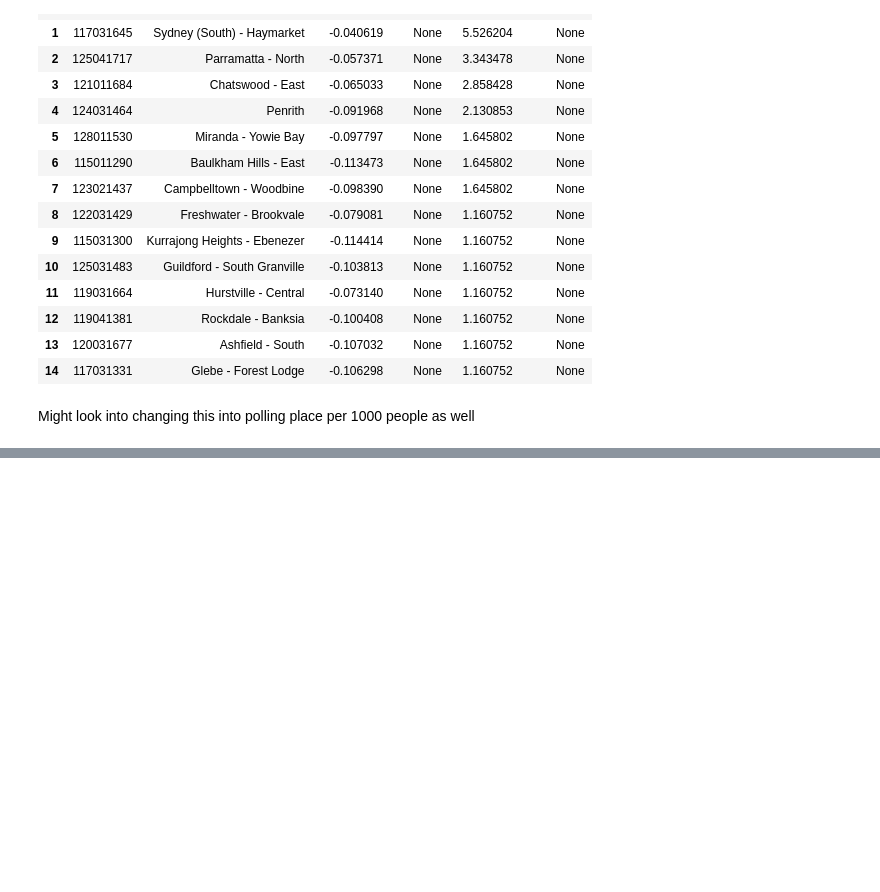
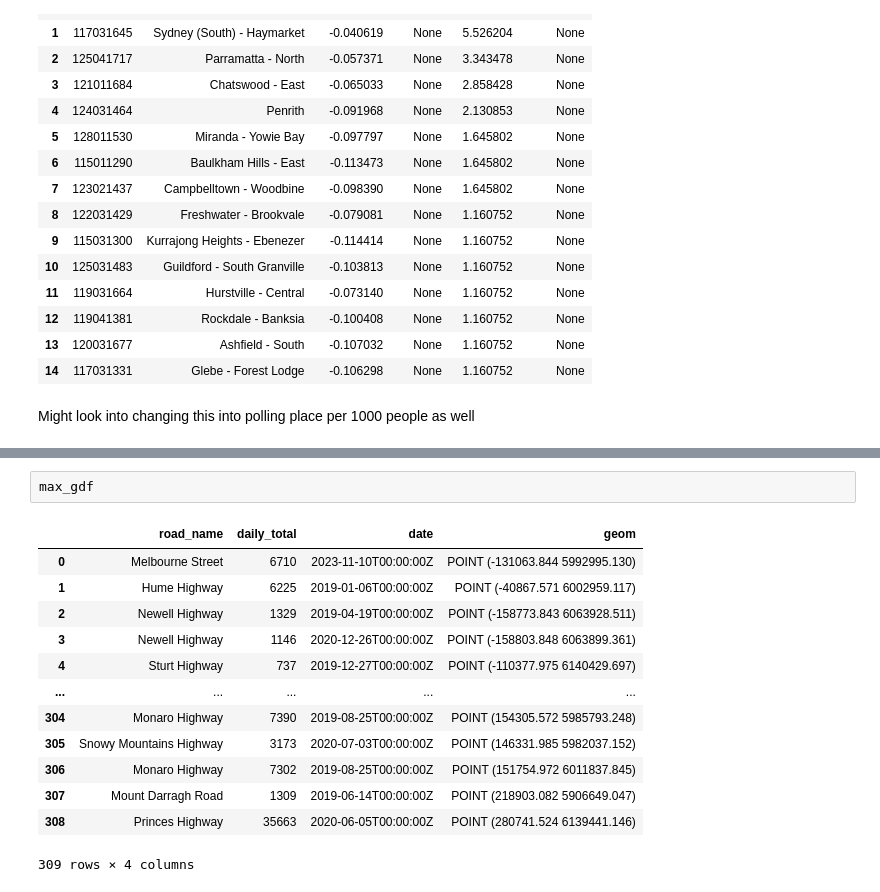
Before and after one commit to infernocadet/greater-sydney-analysis, a Jupyter notebook: Greater Sydney Analysis.ipynb, the cells around one changed output, grey strips where cells are left out. Saved outputs shown, nothing was run; the diff lists cells and outputs as text; blank space fills up the shorter version.

```diff
--- a/Greater Sydney Analysis.ipynb
+++ b/Greater Sydney Analysis.ipynb
@@ -2615,0 +2537,16 @@ road_lines_gdf.reset_index(inplace=True)
+# %%
+max_gdf
+# %% [output]
+|  | road_name | daily_total | date | geom |
+| 0 | Melbourne Street | 6710 | 2023-11-10T00:00:00Z | POINT (-131063.844 5992995.130) |
+| 1 | Hume Highway | 6225 | 2019-01-06T00:00:00Z | POINT (-40867.571 6002959.117) |
+| 2 | Newell Highway | 1329 | 2019-04-19T00:00:00Z | POINT (-158773.843 6063928.511) |
+| 3 | Newell Highway | 1146 | 2020-12-26T00:00:00Z | POINT (-158803.848 6063899.361) |
+| 4 | Sturt Highway | 737 | 2019-12-27T00:00:00Z | POINT (-110377.975 6140429.697) |
+| ... | ... | ... | ... | ... |
+| 304 | Monaro Highway | 7390 | 2019-08-25T00:00:00Z | POINT (154305.572 5985793.248) |
+| 305 | Snowy Mountains Highway | 3173 | 2020-07-03T00:00:00Z | POINT (146331.985 5982037.152) |
+| 306 | Monaro Highway | 7302 | 2019-08-25T00:00:00Z | POINT (151754.972 6011837.845) |
+| 307 | Mount Darragh Road | 1309 | 2019-06-14T00:00:00Z | POINT (218903.082 5906649.047) |
+| 308 | Princes Highway | 35663 | 2020-06-05T00:00:00Z | POINT (280741.524 6139441.146) |
+309 rows × 4 columns
```
Also changed, not shown: parts of 89 cells of this notebook.
